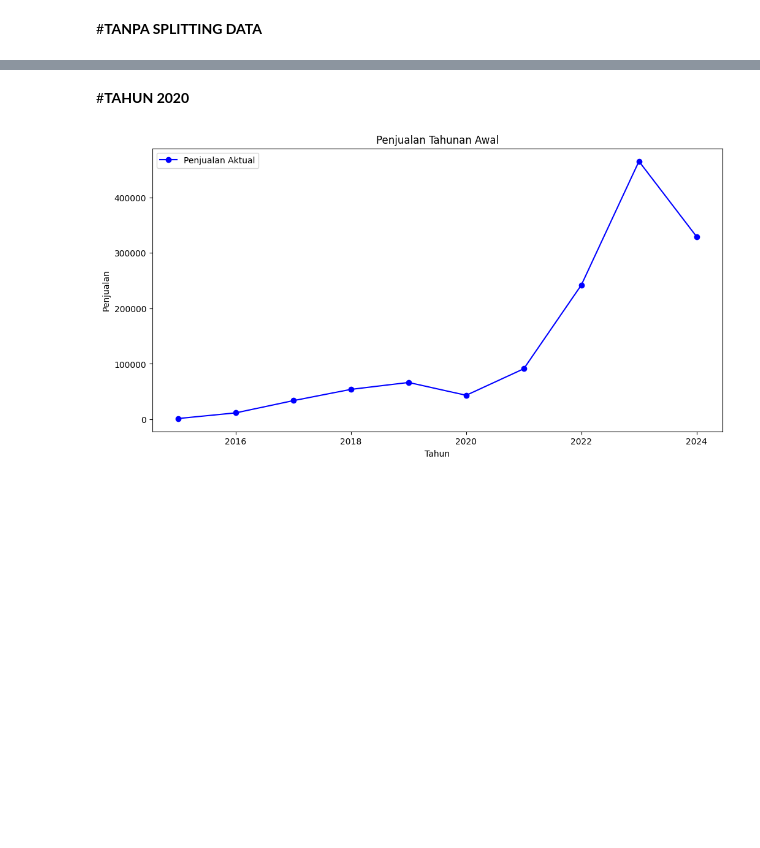
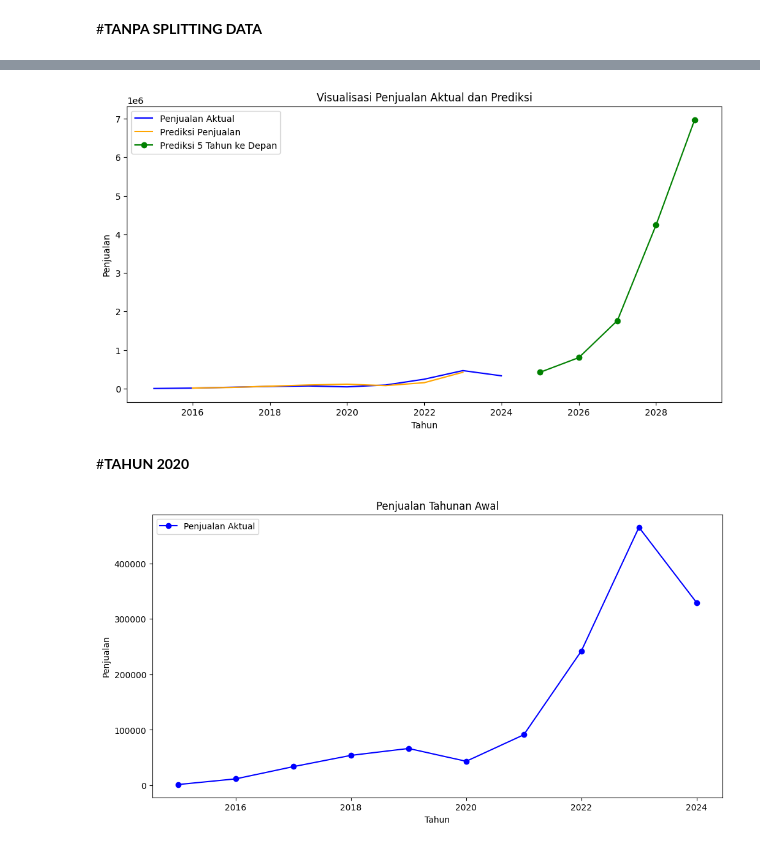
Before and after one commit to dietadestina/PA_EVCast, a Jupyter notebook: Modelling_LSTM.ipynb, the cells around one changed output, grey strips where cells are left out. Drawn from its saved outputs; the diff is of its cells as text; code cells hidden in the pictures; blank space fills up the shorter version.

```diff
--- a/Modelling_LSTM.ipynb
+++ b/Modelling_LSTM.ipynb
@@ -281,0 +333,38 @@ Epoch 100/100
+# %%
+# Prediksi Penjualan untuk Tahun Mendatang (Misalnya 5 Tahun ke Depan)
+future_steps = 5  # Prediksi untuk 5 tahun ke depan
+last_input = X[-1]  # Mengambil data terakhir untuk memulai prediksi masa depan
+future_predictions = []
+
+for _ in range(future_steps):
+    prediction = model.predict(last_input.reshape(1, time_step, 1))
+    future_predictions.append(prediction[0, 0])
+
+    # Update last_input untuk prediksi selanjutnya
+    last_input = np.append(last_input[1:], prediction)
+    last_input = last_input.reshape(time_step, 1)
+
+# Mengubah future_predictions menjadi numpy array sebelum inverse transform
+future_predictions = np.array(future_predictions)
+
+# Mengubah prediksi masa depan kembali ke skala asli
+future_predictions = scaler.inverse_transform(future_predictions.reshape(-1, 1))
+
+# Menyusun tahun prediksi
+last_year = yearly_sales['Year'].iloc[-1]
+future_years = np.arange(last_year + 1, last_year + 1 + future_steps)
+
+# Visualisasi prediksi 5 tahun ke depan
+plt.figure(figsize=(12, 6))
+plt.plot(yearly_sales['Year'], actual_sales, label='Penjualan Aktual', color='blue')
+
+# Pastikan hanya menggunakan data prediksi yang sesuai dengan panjang data yang ada
+plt.plot(yearly_sales['Year'][time_step:len(predicted_sales) + time_step], predicted_sales, label='Prediksi Penjualan', color='orange')
+
+plt.plot(future_years, future_predictions, label='Prediksi 5 Tahun ke Depan', color='green', marker='o')
+plt.title('Visualisasi Penjualan Aktual dan Prediksi')
+plt.xlabel('Tahun')
+plt.ylabel('Penjualan')
+plt.legend()
+plt.show()
+# %% [output]
@@ -282,3 +376,4 @@ Epoch 100/100
+[figure, added]
 # %% [markdown]
 #**TAHUN 2020**
 # %%
```
Also changed, not shown: parts of 10 cells of this notebook.
